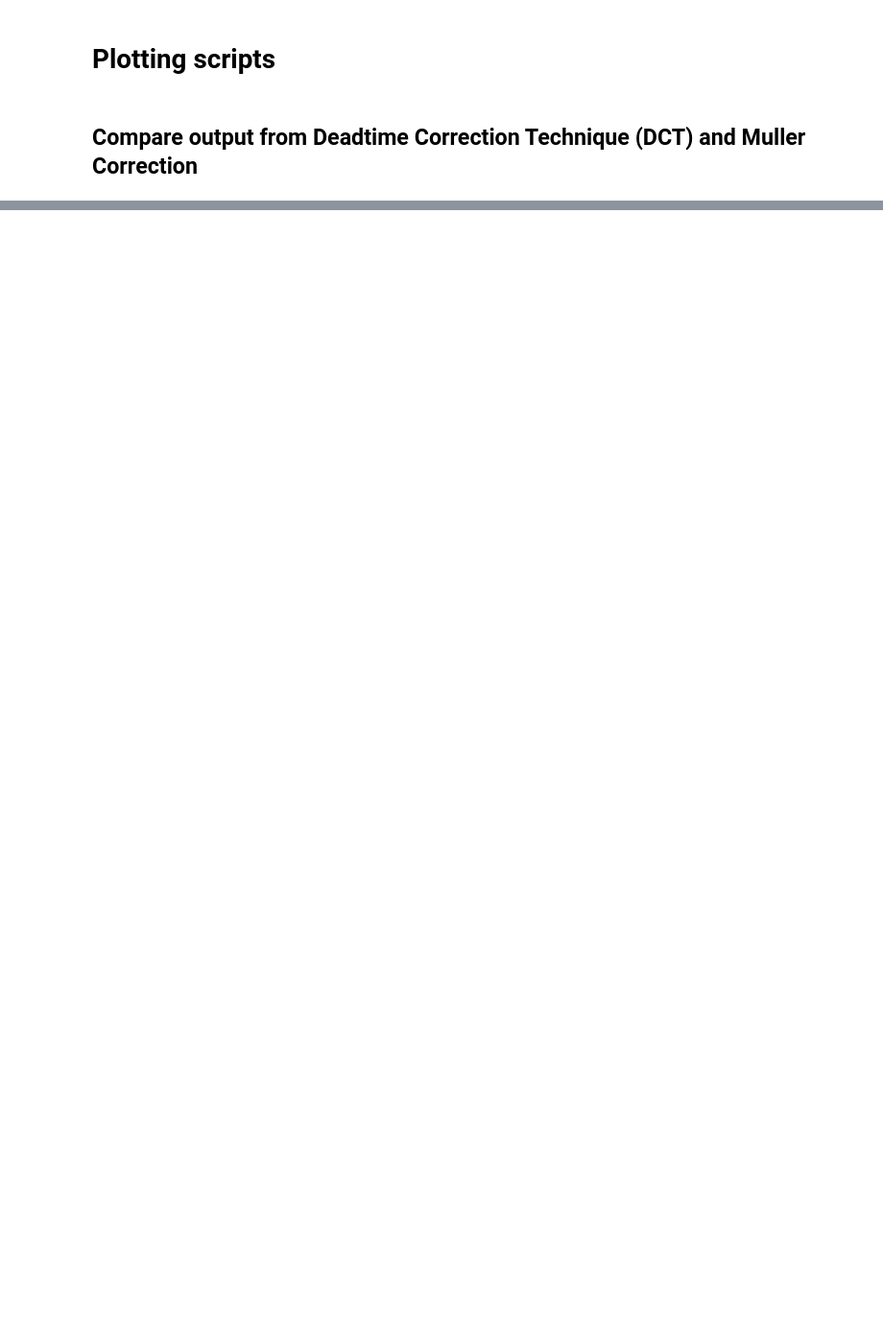
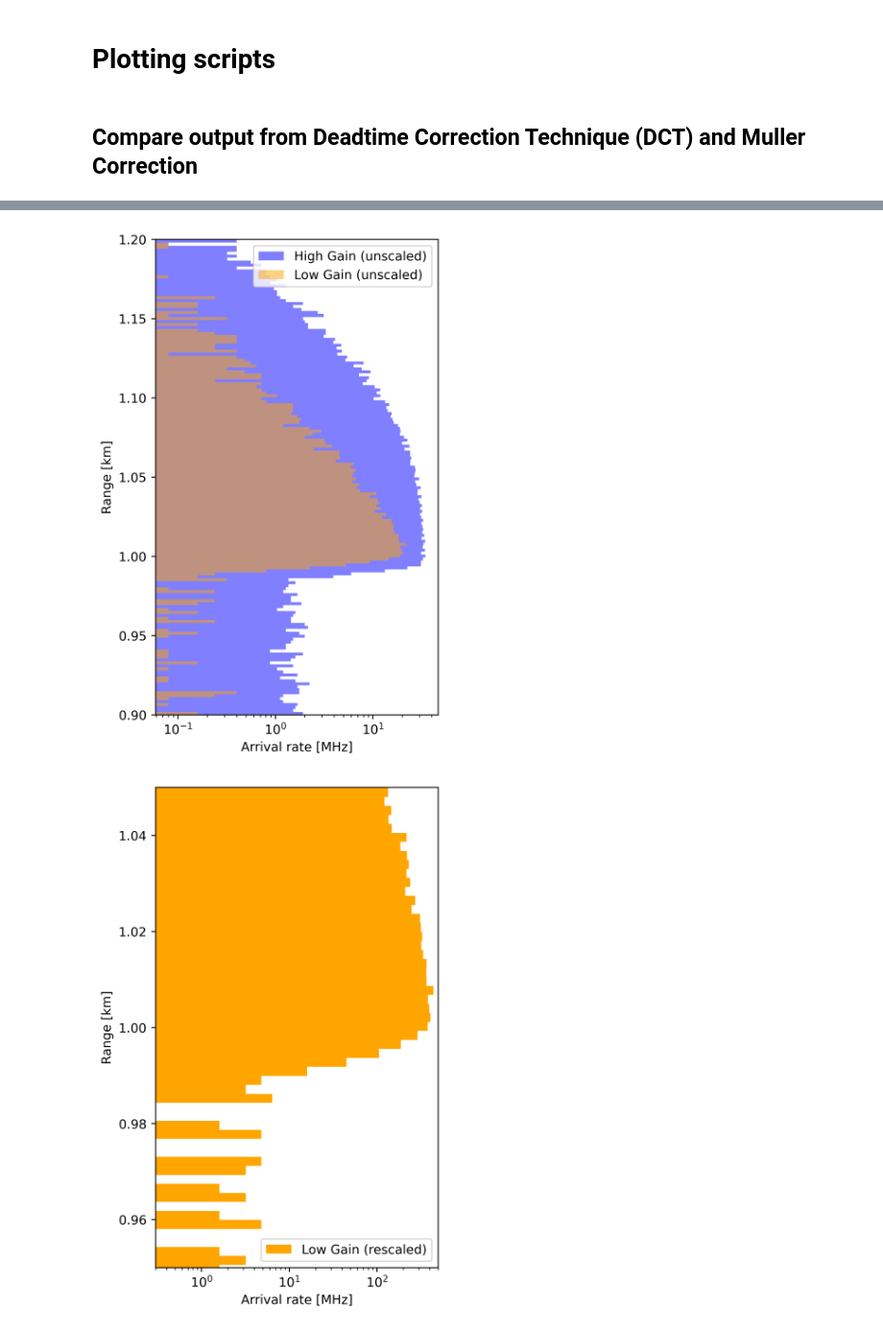
Before and after one commit to gkirchhoff32/Cloud-Measurements, a Jupyter notebook: plotting_script.ipynb, the cells around one changed output, grey strips where cells are left out. Shown at 96% size. Saved outputs shown, nothing was run; the diff lists cells and outputs as text; code cells hidden in the pictures; blank space fills up the shorter version.

```diff
--- a/plotting_script.ipynb
+++ b/plotting_script.ipynb
@@ -222,0 +283,77 @@ plt.tight_layout()
+# %%
+ds_hg = xr.open_dataset(data_dir + fname_hg)
+ds_lg = xr.open_dataset(data_dir + fname_lg)
+
+cnts_hg = ds_hg.time_tag
+cnts_lg = ds_lg.time_tag
+T_BS_HG = ds_hg.T_BS.values
+T_BS_LG = ds_lg.T_BS.values
+if limit_shots:
+    lim_shot_idx_hg = (abs(ds_hg.time_tag_sync_index - use_shots)).argmin().values.item()
+    lim_shot_idx_lg = (abs(ds_lg.time_tag_sync_index - use_shots)).argmin().values.item()
+    cnts_hg = cnts_hg[:lim_shot_idx_hg]
+    cnts_lg = cnts_lg[:lim_shot_idx_lg]
+
+flight_time_hg = cnts_hg * dt  # [s]
+flight_time_lg = cnts_lg * dt  # [s]
+# Exclude specified t.o.f. bins
+flight_time_hg = flight_time_hg[np.where((flight_time_hg >= window_bnd[0]) & (flight_time_hg < window_bnd[1]))]
+flight_time_lg = flight_time_lg[np.where((flight_time_lg >= window_bnd[0]) & (flight_time_lg < window_bnd[1]))]
+if limit_shots:
+    n_shots_hg = len(ds_hg.sync_index[:use_shots])
+    n_shots_lg = len(ds_lg.sync_index[:use_shots])
+else:
+    n_shots_hg = len(ds_hg.sync_index)
+    n_shots_lg = len(ds_lg.sync_index)
+
+### Histogram of time of flight ###
+fig = plt.figure(figsize=(4,6), dpi=400)
+ax1 = fig.add_subplot(111)
+bin_avg = 500
+res = dt * bin_avg
+bin_array = set_binwidth(t_min, t_max, res)
+n_hg, bins = np.histogram(flight_time_hg, bins=bin_array)
+n_lg, bins = np.histogram(flight_time_lg, bins=bin_array)
+print('Histogram plot time elapsed: {:.3} sec'.format(time.time() - start))
+binwidth = np.diff(bins)[0]
+N_hg = n_hg / binwidth / n_shots
+N_lg = n_lg / binwidth / n_shots
+print('Number of shots: {}'.format(n_shots))
+center = 0.5 * (bins[:-1]+bins[1:])
+ax1.barh(center*c/2/1e3, N_hg/1e6, align='center', height=binwidth*c/2/1e3, color='b', alpha=0.5, label='High Gain (unscaled)')
+ax1.barh(center*c/2/1e3, N_lg/1e6, align='center', height=binwidth*c/2/1e3, color='orange', alpha=0.5, label='Low Gain (unscaled)')
+ax1.set_ylabel('Range [km]')
+ax1.set_xlabel('Arrival rate [MHz]')
+ax1.set_xscale('log')
+ax1.set_ylim(window_bnd*c/2/1e3)
+plt.tight_layout()
+plt.legend()
+
+fig = plt.figure(figsize=(4,6), dpi=400)
+ax1 = fig.add_subplot(111)
+ax1.barh(center*c/2/1e3, N_lg/1e6/T_BS_LG, align='center', height=binwidth*c/2/1e3, color='orange', alpha=1, label='Low Gain (rescaled)')
+# ax1.barh(center*c/2/1e3, N_hg/1e6/T_BS_HG, align='center', height=binwidth*c/2/1e3, color='b', alpha=0.5, label='High Gain (rescaled)')
+ax1.set_ylabel('Range [km]')
+ax1.set_xlabel('Arrival rate [MHz]')
+ax1.set_xscale('log')
+ax1.set_ylim(np.array([950, 1050])/1e3)
+ax1.set_xlim(3e-1, 5e2)
+plt.tight_layout()
+plt.legend()
+plt.show()
+plt.show()
+
+fig = plt.figure(figsize=(4,4), dpi=400)
+ax1 = fig.add_subplot(111)
+# ax1.barh(center*c/2/1e3, N_lg/1e6/T_BS_LG, align='center', height=binwidth*c/2/1e3, color='orange', alpha=0.5, label='Low Gain (rescaled)')
+ax1.barh(center*c/2/1e3, N_hg/1e6/T_BS_HG, align='center', height=binwidth*c/2/1e3, color='b', alpha=0.7, label='High Gain (rescaled)')
+ax1.set_ylabel('Range [km]')
+ax1.set_xlabel('Arrival rate [MHz]')
+ax1.set_xscale('log')
+ax1.set_ylim(np.array([950, 1050])/1e3)
+ax1.set_xlim(3e-1, 5e2)
+plt.tight_layout()
+# plt.legend()
+plt.show()
+plt.show()
+# %% [output]
@@ -222,0 +362,2 @@ plt.tight_layout()
+[figure, added]
+[figure, added]
```
Also changed, not shown: parts of 11 cells of this notebook, 2 other files.
